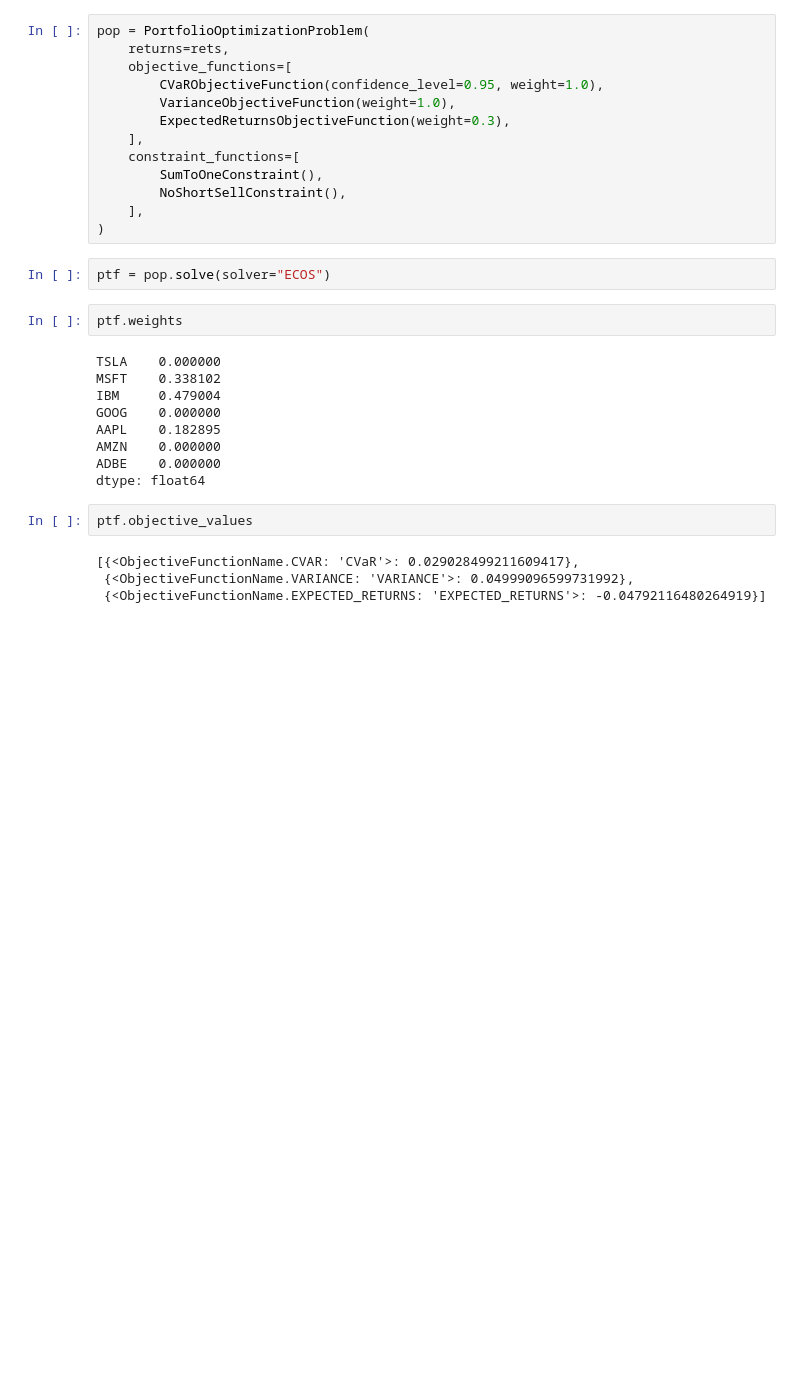
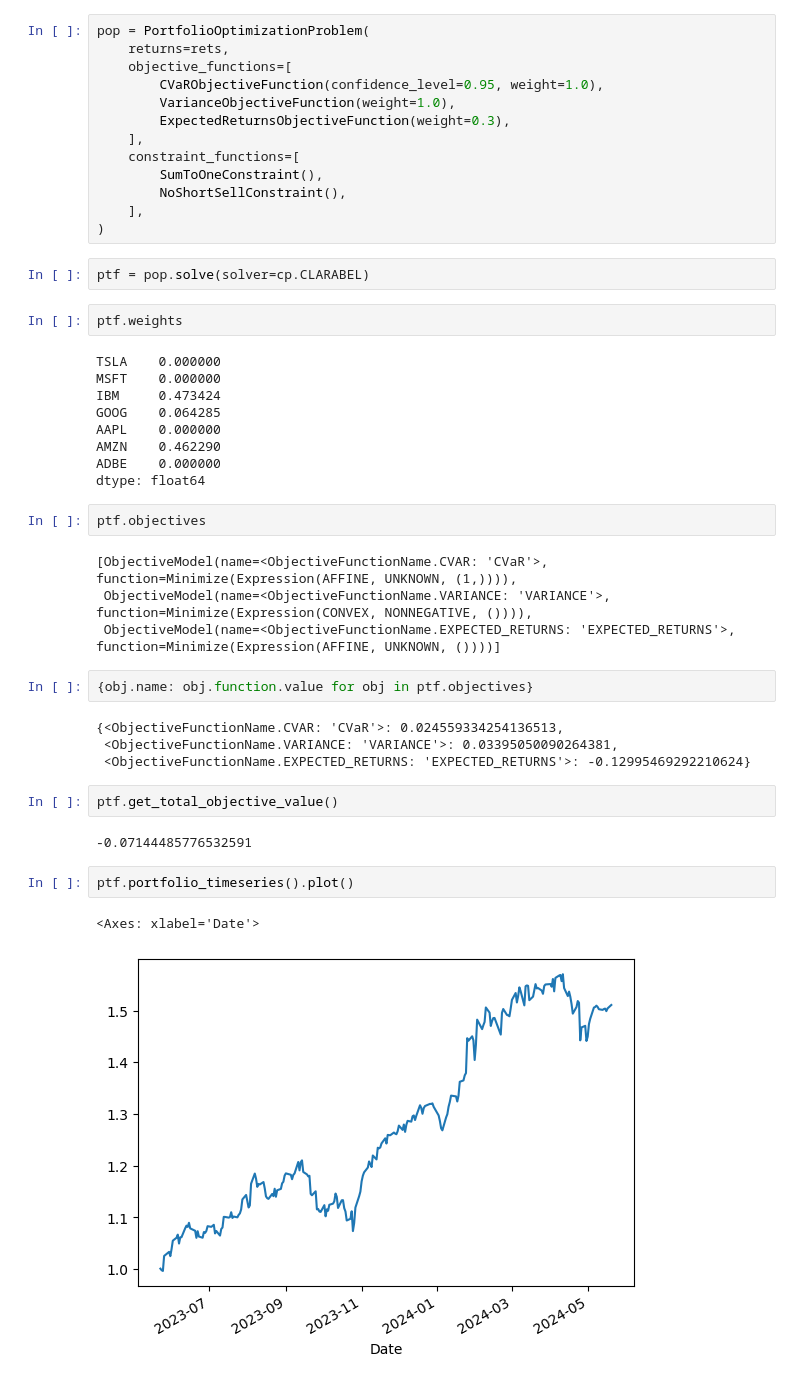
Before and after one commit to lsattolo/cvxpy-portfolio-optimizer, a Jupyter notebook: examples/multi_objective.ipynb, the cells around one changed output. Drawn from its saved outputs; the diff is of its cells as text; blank space fills up the shorter version.

```diff
--- a/examples/multi_objective.ipynb
+++ b/examples/multi_objective.ipynb
@@ -48,21 +51,36 @@ pop = PortfolioOptimizationProblem(
     ],
 )
 # %%
-ptf = pop.solve(solver="ECOS")
+ptf = pop.solve(solver=cp.CLARABEL)
 # %%
 ptf.weights
 # %% [output]
 TSLA    0.000000
-MSFT    0.338102
-IBM     0.479004
-GOOG    0.000000
-AAPL    0.182895
-AMZN    0.000000
+MSFT    0.000000
+IBM     0.473424
+GOOG    0.064285
+AAPL    0.000000
+AMZN    0.462290
 ADBE    0.000000
 dtype: float64
 # %%
-ptf.objective_values
+ptf.objectives
 # %% [output]
-[{<ObjectiveFunctionName.CVAR: 'CVaR'>: 0.029028499211609417},
- {<ObjectiveFunctionName.VARIANCE: 'VARIANCE'>: 0.04999096599731992},
- {<ObjectiveFunctionName.EXPECTED_RETURNS: 'EXPECTED_RETURNS'>: -0.04792116480264919}]
+[ObjectiveModel(name=<ObjectiveFunctionName.CVAR: 'CVaR'>, function=Minimize(Expression(AFFINE, UNKNOWN, (1,)))),
+ ObjectiveModel(name=<ObjectiveFunctionName.VARIANCE: 'VARIANCE'>, function=Minimize(Expression(CONVEX, NONNEGATIVE, ()))),
+ ObjectiveModel(name=<ObjectiveFunctionName.EXPECTED_RETURNS: 'EXPECTED_RETURNS'>, function=Minimize(Expression(AFFINE, UNKNOWN, ())))]
+# %%
+{obj.name: obj.function.value for obj in ptf.objectives}
+# %% [output]
+{<ObjectiveFunctionName.CVAR: 'CVaR'>: 0.024559334254136513,
+ <ObjectiveFunctionName.VARIANCE: 'VARIANCE'>: 0.03395050090264381,
+ <ObjectiveFunctionName.EXPECTED_RETURNS: 'EXPECTED_RETURNS'>: -0.12995469292210624}
+# %%
+ptf.get_total_objective_value()
+# %% [output]
+-0.07144485776532591
+# %%
+ptf.portfolio_timeseries().plot()
+# %% [output]
+<Axes: xlabel='Date'>
+[figure, added]
```
Also changed, not shown: parts of 3 cells of this notebook, 11 other files.
